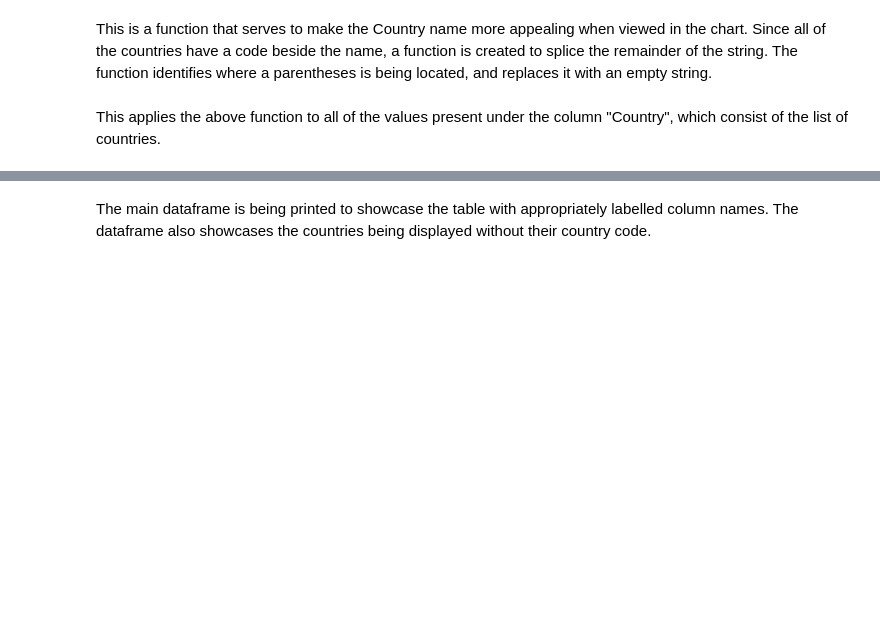
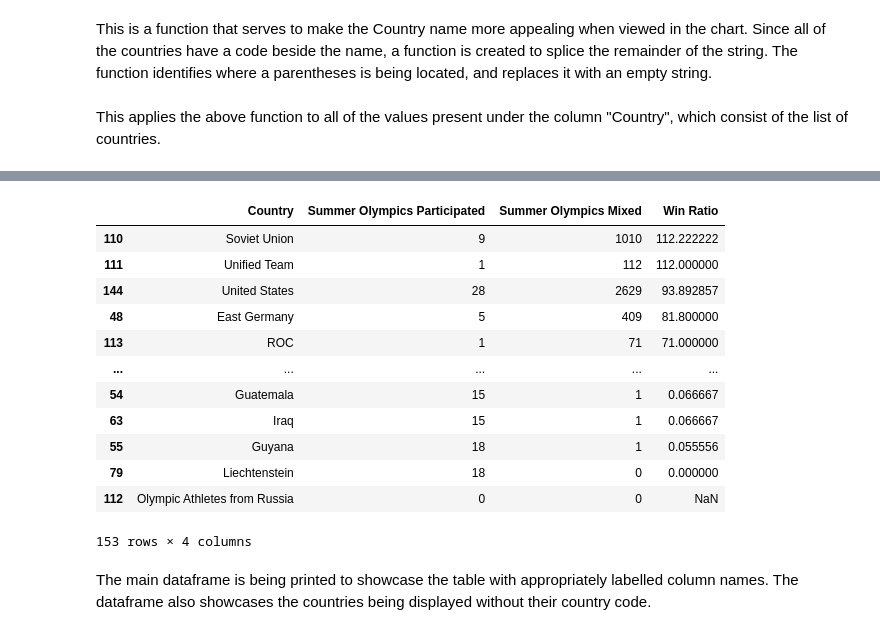
Before and after one commit to krishdevnani/Data-Scraping-Project, a Jupyter notebook: Olympics Project.ipynb, the cells around one changed output, grey strips where cells are left out. Cells and saved outputs as stored; diff of their text form; code cells hidden in the pictures; blank space fills up the shorter version.

```diff
--- a/Olympics Project.ipynb
+++ b/Olympics Project.ipynb
@@ -101,7 +101,7 @@ len(userdata.columns)
 # %% [markdown]
 The len function is being used to identify the number of items that will be created in the list.
 # %%
-userdata.columns = ["Country","Summer Olympics Participated","Summer Olympics Gold","Summer Olympics Silver","Summer Olympics Bronze","Summer Olympics Mixed","Winter Olympics Participated","Winter Olympics Gold","Winter Olympics Silver","Winter Olympics Bronze","Winter Olympics Mixed","Combined Participated","Combined Gold","Combined Silver","Combined Bronze","Combined Mixed"]
+userdata.columns = ["Country","Summer Olympics Participated","Summer Olympics Gold","Summer Olympics Silver","Summer Olympics Bronze","Summer Olympics Mixed","Winter Olympics Participated","Winter Olympics Gold","Winter Olympics Silver","Winter Olympics Bronze","Winter Olympics Mixed","Combined Ranking","Combined Gold","Combined Silver","Combined Bronze","Combined Mixed"]
 # %% [markdown]
 The list of columns is created with appropriate titles to display in the main dataframe.
 This makes it convenient to later choose the desired columns to present when creating charts.
@@ -141,0 +142,4 @@ userdata
+# %%
+summerstats = userdata[["Country","Summer Olympics Participated", "Summer Olympics Mixed"]].copy()
+summerstats = summerstats.iloc[:153]
+summerstats
@@ -142,3 +160,24 @@ userdata
+# %%
+summerstats["Win Ratio"] = summerstats["Summer Olympics Mixed"] / summerstats["Summer Olympics Participated"]
+summerstats = summerstats.sort_values(by='Win Ratio', ascending = False)
+summerstats
+
+
+#note this down for the edit
+# %% [output]
+|  | Country | Summer Olympics Participated | Summer Olympics Mixed | Win Ratio |
+| 110 | Soviet Union | 9 | 1010 | 112.222222 |
+| 111 | Unified Team | 1 | 112 | 112.000000 |
+| 144 | United States | 28 | 2629 | 93.892857 |
+| 48 | East Germany | 5 | 409 | 81.800000 |
+| 113 | ROC | 1 | 71 | 71.000000 |
+| ... | ... | ... | ... | ... |
+| 54 | Guatemala | 15 | 1 | 0.066667 |
+| 63 | Iraq | 15 | 1 | 0.066667 |
+| 55 | Guyana | 18 | 1 | 0.055556 |
+| 79 | Liechtenstein | 18 | 0 | 0.000000 |
+| 112 | Olympic Athletes from Russia | 0 | 0 | NaN |
+153 rows × 4 columns
 # %% [markdown]
 The main dataframe is being printed to showcase the table with appropriately labelled column names.
 The dataframe also showcases the countries being displayed without their country code.
```
Also changed, not shown: parts of 4 cells of this notebook.
